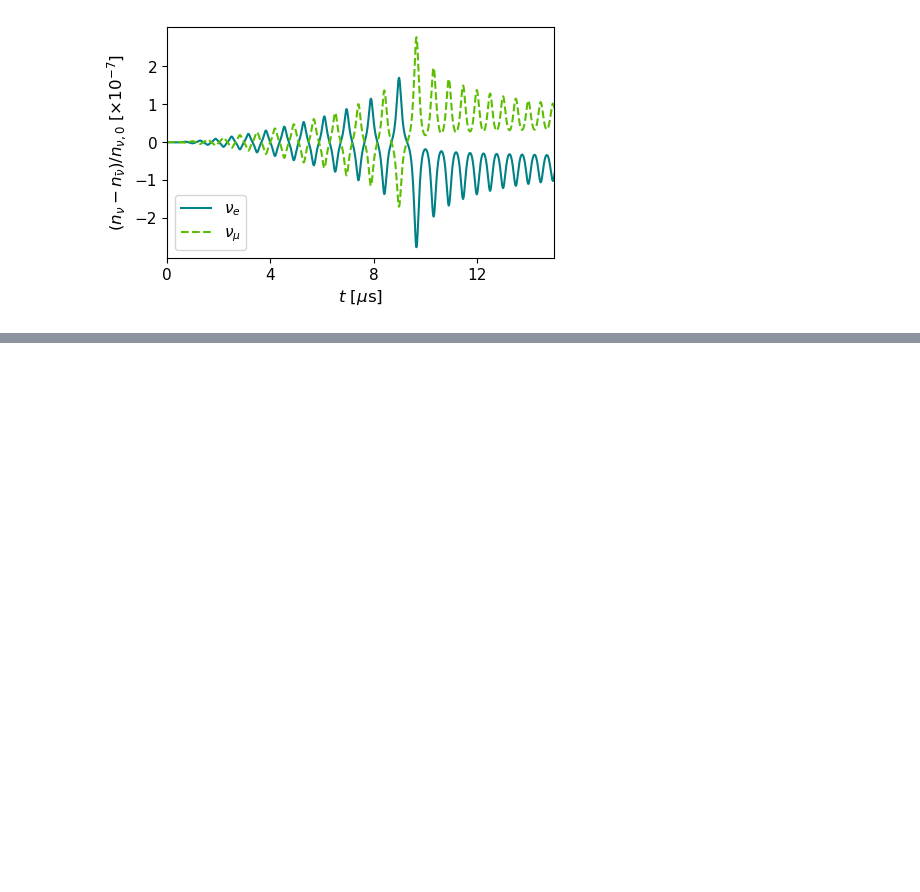
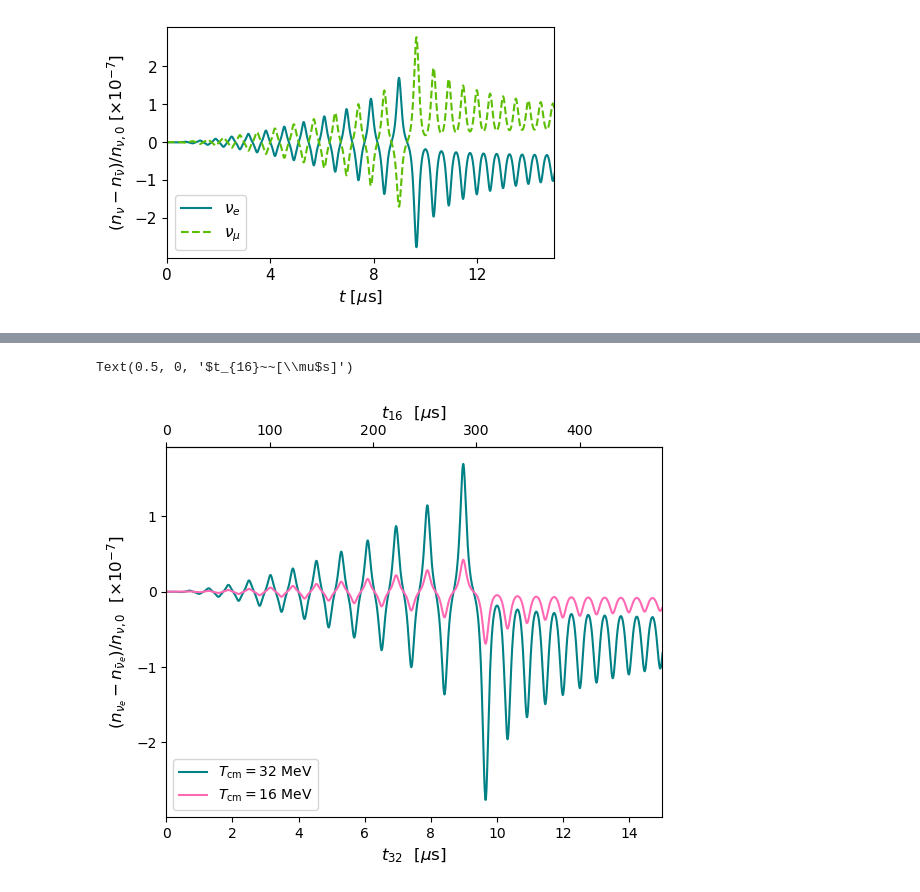
Before and after one commit to nuLABatUSD/QKESolveMPI, a Jupyter notebook: analysis/QKEPaperFigs.ipynb, the cells around one changed output, grey strips where cells are left out. Saved outputs shown, nothing was run; the diff lists cells and outputs as text; code cells hidden in the pictures; blank space fills up the shorter version.

```diff
--- a/analysis/QKEPaperFigs.ipynb
+++ b/analysis/QKEPaperFigs.ipynb
@@ -134,11 +134,11 @@ fig.align_ylabels()
 # %% [output]
 [figure]
 # %%
-n = pd.num_density(QKE)
+nQKE = pd.num_density(QKE)
 
 plt.figure(figsize=(5,3))
-plt.plot(QKE['time'], (n[pd.NU_E,:]-n[pd.ANTI_NU_E,:])/n[pd.NU_E,0]*1e7, c=e_color, label=r"$\nu_e$")
-plt.plot(QKE['time'], (n[pd.NU_MU,:]-n[pd.ANTI_NU_MU,:])/n[pd.NU_MU,0]*1e7, c=m_color, ls='--', label=r"$\nu_\mu$")
+plt.plot(QKE['time'], (nQKE[pd.NU_E,:]-nQKE[pd.ANTI_NU_E,:])/nQKE[pd.NU_E,0]*1e7, c=e_color, label=r"$\nu_e$")
+plt.plot(QKE['time'], (nQKE[pd.NU_MU,:]-nQKE[pd.ANTI_NU_MU,:])/nQKE[pd.NU_MU,0]*1e7, c=m_color, ls='--', label=r"$\nu_\mu$")
 plt.xlabel(r"$t~[\mu\text{s}]$", fontsize=12)
 plt.ylabel(r"$(n_\nu - n_{\bar\nu})/n_{\nu,0}~[\times 10^{-7}]$", fontsize=12)
 
@@ -152,0 +206,22 @@ plt.show()
+# %%
+match = pd.make_data_dictionary("../results/anvil/52-full_QKE_matchT16.csv", "../results/anvil/51-full_QKE-eps.csv")
+dm4 = pd.make_data_dictionary("../results/anvil/53-full_QKE_dmx4.csv", "../results/anvil/51-full_QKE-eps.csv")
+# %%
+nmatch = pd.num_density(match)
+n4 = pd.num_density(dm4)
+# %%
+fig, ax = plt.subplots()
+ax.plot(QKE['time'], (nQKE[0]-nQKE[2])/nQKE[0][0] * 1e7, c=e_color, label=r"$T_{\rm cm} = 32~{\rm MeV}$")
+ax.plot(match['time']/2**5, (nmatch[0]-nmatch[2])/nmatch[0][0] * 1e7, c='hotpink', label=r"$T_{\rm cm} = 16~{\rm MeV}$")
+
+ax.set_xlabel(r"$t_{32}~~[\mu$s]", fontsize=12)
+ax.set_ylabel(r"$(n_{\nu_e} - n_{\bar\nu_e})/n_{\nu,0}~~[\times 10^{-7}]$", fontsize=12)
+ax.set_xlim(0,15)
+
+ax.legend(loc='lower left')
+
+match_ax = ax.secondary_xaxis('top', functions=(lambda x: x*2**5, lambda x: x/2**5))
+match_ax.set_xlabel(r"$t_{16}~~[\mu$s]", fontsize=12)
+# %% [output]
+Text(0.5, 0, '$t_{16}~~[\\mu$s]')
+[figure, added]
```
Also changed, not shown: parts of 13 cells of this notebook, 1 other file.
